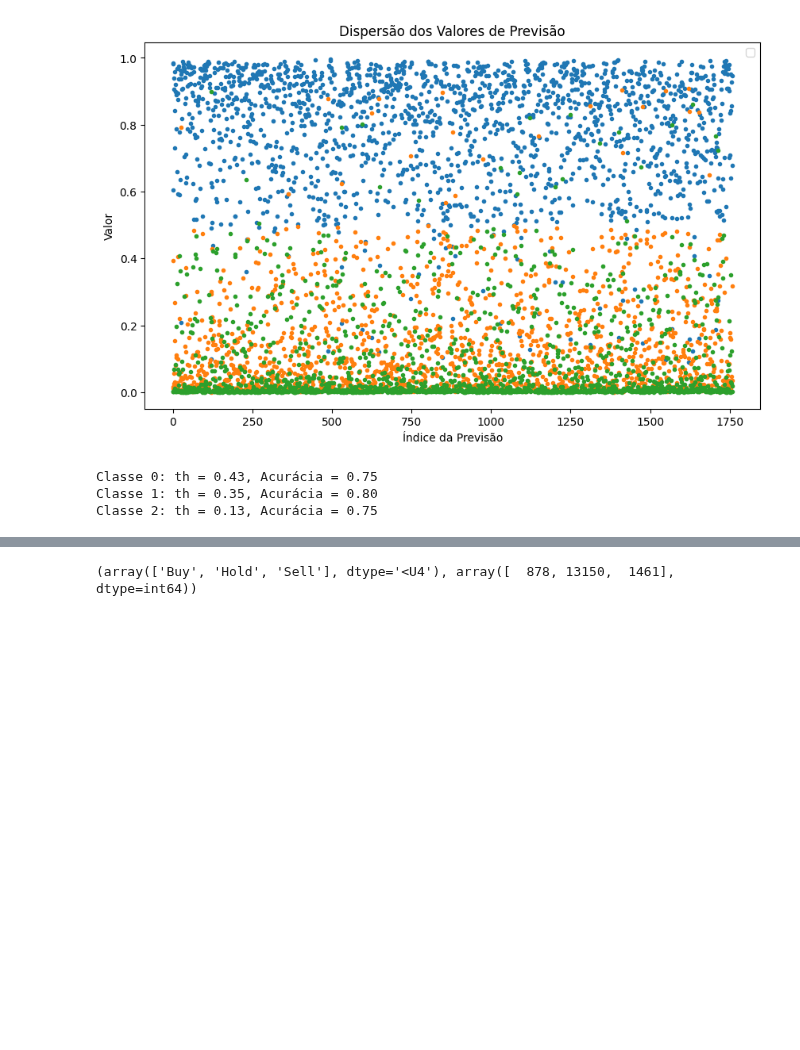
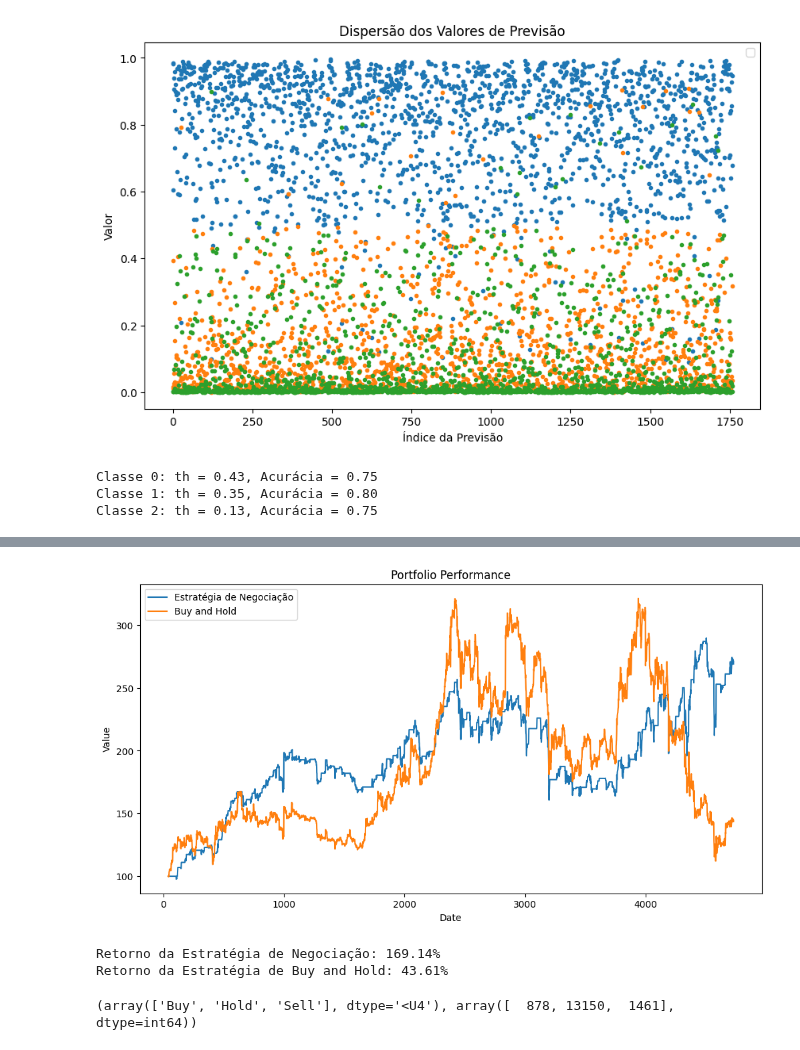
Before and after one commit to brunoodutra/Time_Series_Forecast, a Jupyter notebook: acoes/backtesting.ipynb, the cells around one changed output, grey strips where cells are left out. Cells and saved outputs as stored; diff of their text form; code cells hidden in the pictures; blank space fills up the shorter version.

```diff
--- a/acoes/backtesting.ipynb
+++ b/acoes/backtesting.ipynb
@@ -457,7 +457,7 @@ def generate_signals(signals):
 
 # Parâmetros iniciais
 interval = '4h'
-start_time = '2015-01-01'
+start_time = '2023-01-01'
 initial_balance = 100
 
 symbol = cryptos
@@ -480,8 +480,9 @@ else:
 
     #signals = [trade[label] for label in np.argmax(label_pred[:], axis=1)]
     #TH = [0.5, 0.7, 0.55]
-    #TH = [0.5, 0.75, 0.65]
-    TH = [0.5, 0.4, 0.40]
+    TH = [0.5, 0.75, 0.65]
+    #TH = [0.5, 0.4, 0.40]
+    TH = [0.5, 0.6, 0.4]
     signals = np.array([
         trade[np.argmax(prediction)] if np.max(prediction) > TH[np.argmax(prediction)] else trade[0]
         for prediction in label_pred
@@ -526,3 +528,6 @@ divide by zero encountered in log
+[figure, added]
+Retorno da Estratégia de Negociação: 169.14%
+Retorno da Estratégia de Buy and Hold: 43.61%
 # %%
 TH = [0.5, 0.8, 0.6]
 #TH = [0.5, 0.4, 0.40]
```
Also changed, not shown: parts of 4 cells of this notebook.
